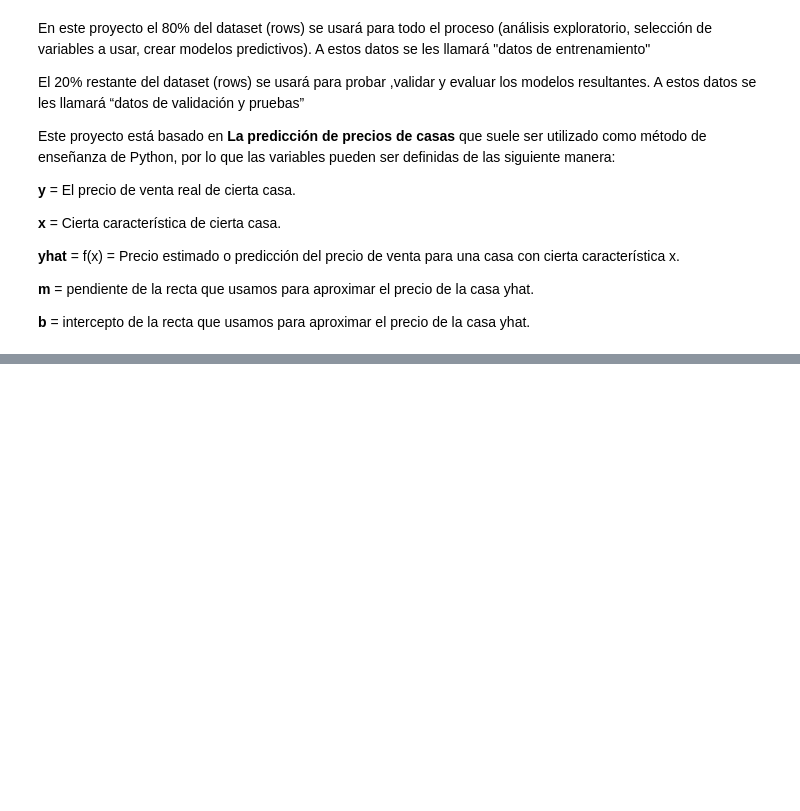
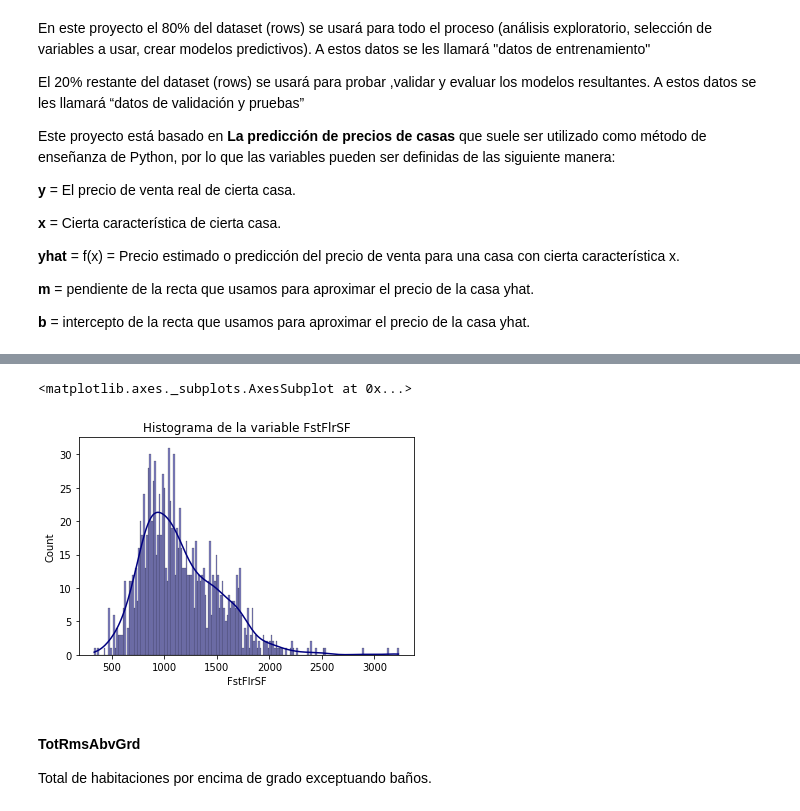
Before and after one commit to yurandirsantana/UniversidadGalileo2022, a Jupyter notebook: ProyectoFinal_DataScience/Proyecto_Final_Data_Science.ipynb, the cells around one changed output, grey strips where cells are left out. Saved outputs shown, nothing was run; the diff lists cells and outputs as text; code cells hidden in the pictures; blank space fills up the shorter version.

```diff
--- a/ProyectoFinal_DataScience/Proyecto_Final_Data_Science.ipynb
+++ b/ProyectoFinal_DataScience/Proyecto_Final_Data_Science.ipynb
@@ -81,0 +261,10 @@ Este proyecto está basado en **La predicción de precios de casas** que suele s
+# %%
+plt.title("Histograma de la variable FstFlrSF")
+sns.histplot(data = Table1 , x = 'FstFlrSF', color = 'navy', kde = True , binwidth = 15)
+# %% [output]
+<matplotlib.axes._subplots.AxesSubplot at 0x...>
+[figure, added]
+# %% [markdown]
+#### TotRmsAbvGrd
+
+Total de habitaciones por encima de grado exceptuando baños.
```
Also changed, not shown: parts of 39 cells of this notebook.
